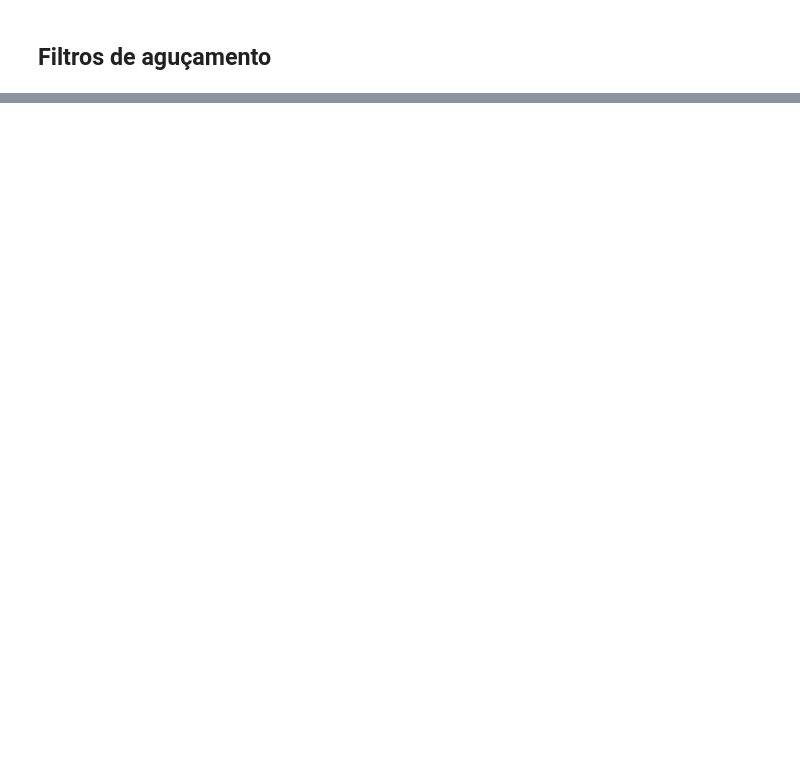
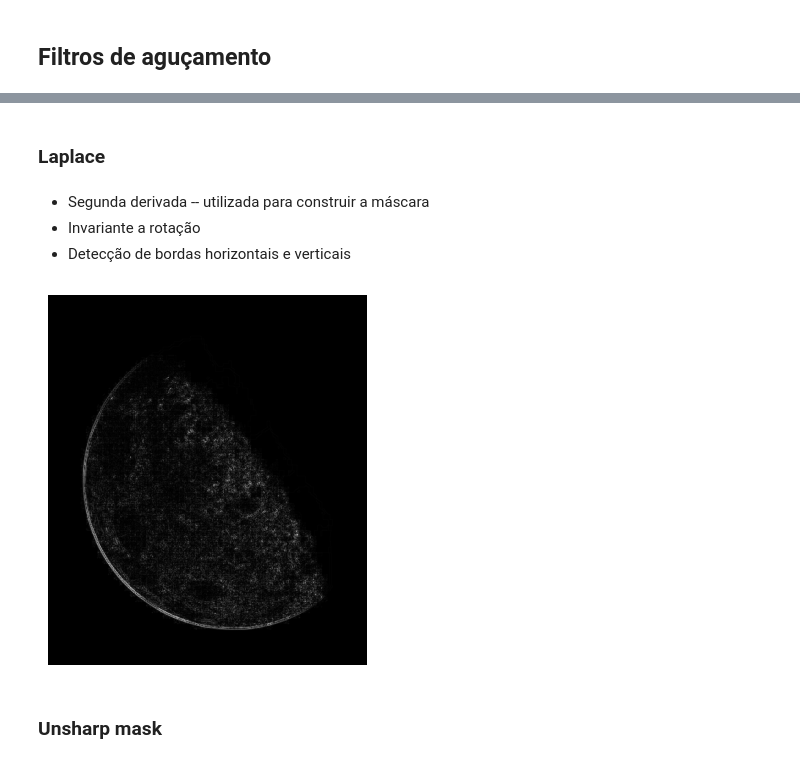
Before and after one commit to eriksonJAguiar/Processamento-imagens, a Jupyter notebook: Codigos/Filtragem.ipynb, the cells around one changed output, grey strips where cells are left out. Drawn from its saved outputs; the diff is of its cells as text; code cells hidden in the pictures; blank space fills up the shorter version.

```diff
--- a/Codigos/Filtragem.ipynb
+++ b/Codigos/Filtragem.ipynb
@@ -445,0 +489,2 @@ plt.show()
+# %%
+img_moon = input_image(os.path.join("..", "Imagens", "Moon.jpg"), is_gray=True)
@@ -445,0 +497,47 @@ plt.show()
+# %% [markdown]
+### Laplace
+# %% [markdown]
+- Segunda derivada -- utilizada para construir a máscara
+- Invariante a rotação
+- Detecção de bordas horizontais e verticais
+# %%
+def laplace_filter(f, w):
+    '''
+        Filtro laplaciano
+        params:
+            - f: (np.array) imagem de entrada
+            - w: mascara de convolução
+        return:
+            - imagem g com convolução
+    '''
+    #Coleta a largura e altura da imagem
+    N, M = f.shape #(Y, X)
+    #Coleta a largura e altura da máscara w
+    n, m = w.shape
+    # coleta dos parametros a e b da mascara
+    a = int((n-1)/2)
+    b = int((m-1)/2)
+    #flip filtro
+    #cria uma imagem g similar a f
+    g = np.copy(f)
+    #processo de convolução da image
+    for x in range(a, N-a):
+        for y in range(b, M-b):
+            g[x, y] = np.abs(np.sum(np.multiply(f[x-a: x+a+1, y-b:y+b+1], w)))
+
+    return g.astype(np.uint8)
+# %%
+#mascara filtro laplaciano
+lap_w = np.array([[0, 1, 0],
+                  [1, -4, 1],
+                  [0, 1, 0]])
+# %%
+lap_filter = laplace_filter(img_moon, lap_w)
+# %%
+plt.imshow(lap_filter, cmap="gray")
+plt.axis("off")
+plt.show()
+# %% [output]
+[figure, added]
+# %% [markdown]
+### Unsharp mask
```
Also changed, not shown: parts of 21 cells of this notebook.
